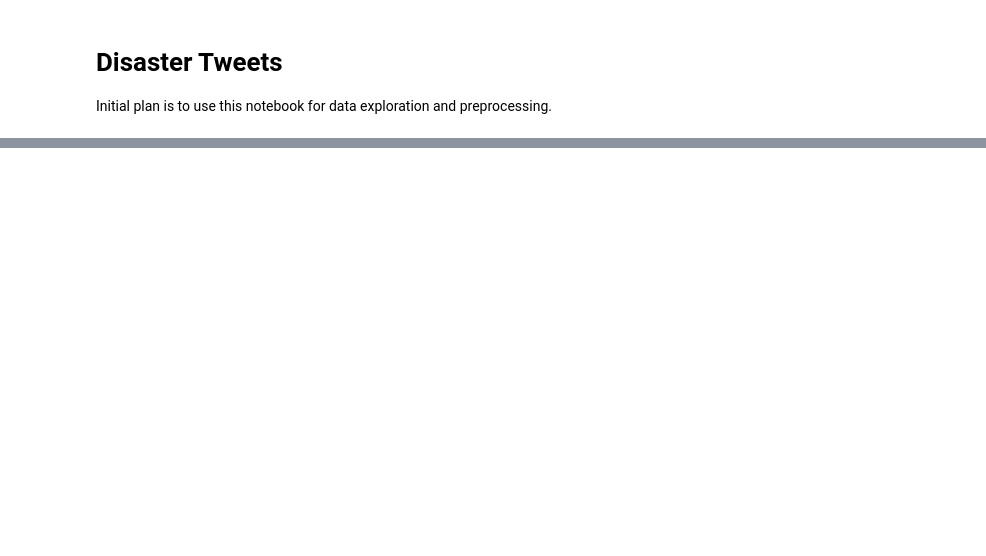
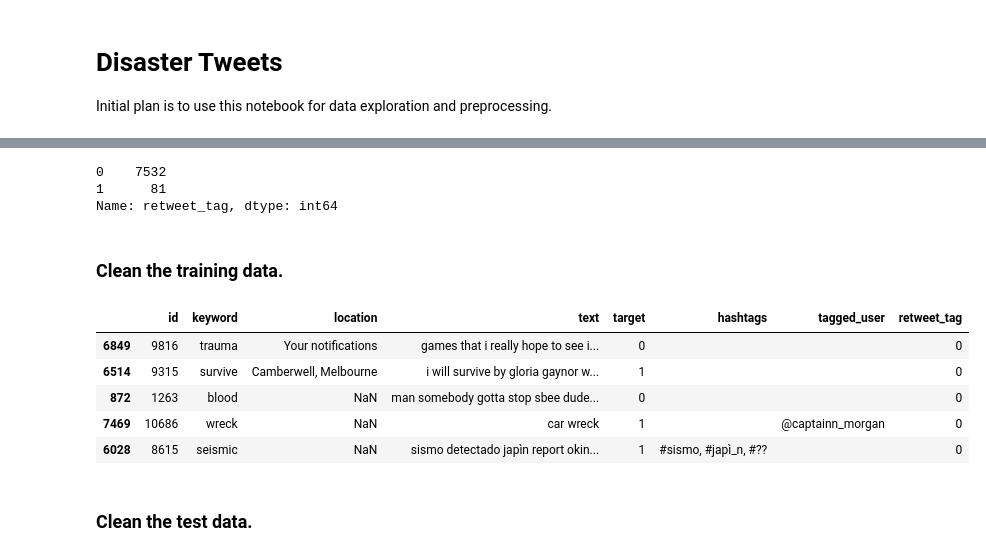
Before and after one commit to dwalkup/disaster_tweet_prediction, a Jupyter notebook: notebooks/disaster_tweet_data_processing.ipynb, the cells around one changed output, grey strips where cells are left out. Saved outputs shown, nothing was run; the diff lists cells and outputs as text; code cells hidden in the pictures; blank space fills up the shorter version.

Commit message:
split notebooks into data processing and modeling

```diff
--- a/notebooks/disaster_tweet_data_processing.ipynb
+++ b/notebooks/disaster_tweet_data_processing.ipynb
@@ -357,0 +456,13 @@ test_pred = model.predict(test_input)
+# %%
+def retweeted(text):
+    retweet = 0
+    tokenizer = nltk.tokenize.WhitespaceTokenizer()
+    text = tokenizer.tokenize(text)
+    for word in text:
+        if word.lower() == 'rt':
+            retweet = 1
+        else:
+            pass
+    return retweet
+# %%
+train_df['retweet_tag'] = train_df['text'].apply(lambda x: retweeted(x))
@@ -357,0 +478,21 @@ test_pred = model.predict(test_input)
+# %%
+train_df['retweet_tag'].value_counts()
+# %% [output]
+0    7532
+1      81
+Name: retweet_tag, dtype: int64
+# %% [markdown]
+### Clean the training data.
+# %%
+cleaned_train_df = train_df.copy()
+# %%
+cleaned_train_df['text'] = cleaned_train_df['text'].apply(lambda x: text_cleaner(x))
+# %%
+cleaned_train_df.sample(5)
+# %% [output]
+|  | id | keyword | location | text | target | hashtags | tagged_user | retweet_tag |
+| 6849 | 9816 | trauma | Your notifications | games that i really hope to see i... | 0 |  |  | 0 |
+| 6514 | 9315 | survive | Camberwell, Melbourne | i will survive by gloria gaynor w... | 1 |  |  | 0 |
+| 872 | 1263 | blood | NaN | man somebody gotta stop sbee dude... | 0 |  |  | 0 |
+| 7469 | 10686 | wreck | NaN | car wreck | 1 |  | @captainn_morgan | 0 |
+| 6028 | 8615 | seismic | NaN | sismo detectado japìn report okin... | 1 | #sismo, #japì_n, #?? |  | 0 |
@@ -357,0 +502,2 @@ test_pred = model.predict(test_input)
+# %% [markdown]
+### Clean the test data.
```
Also changed, not shown: parts of 108 cells of this notebook, 1 other file.
